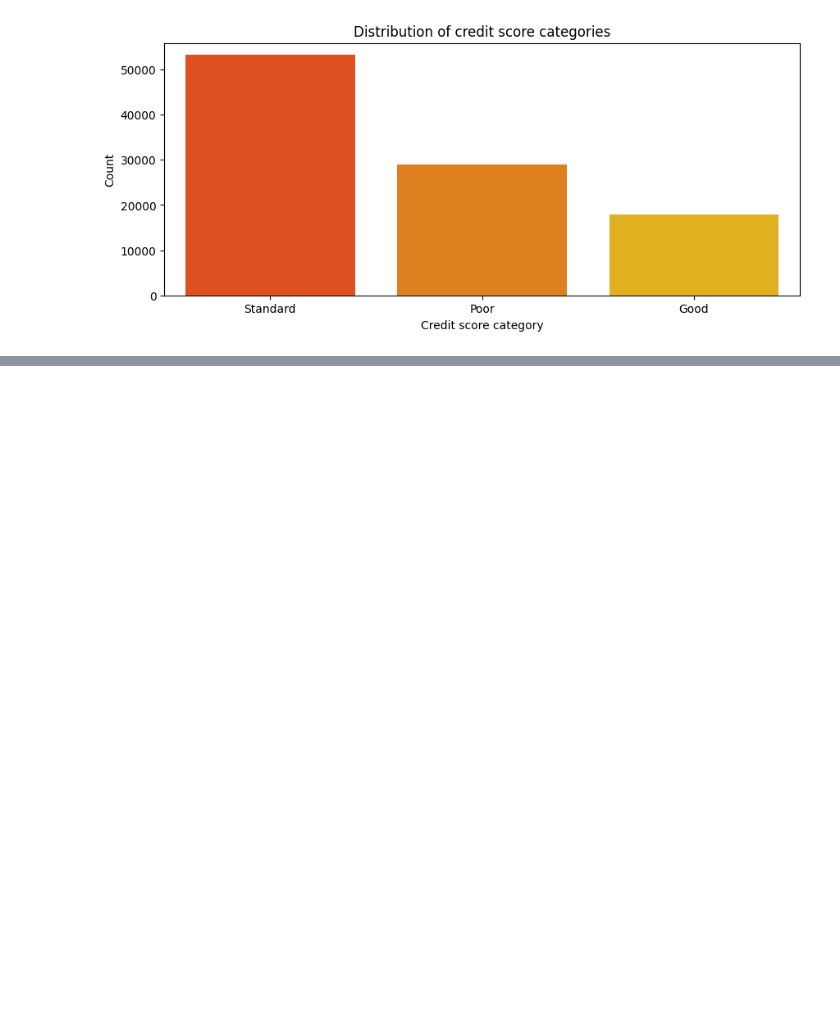
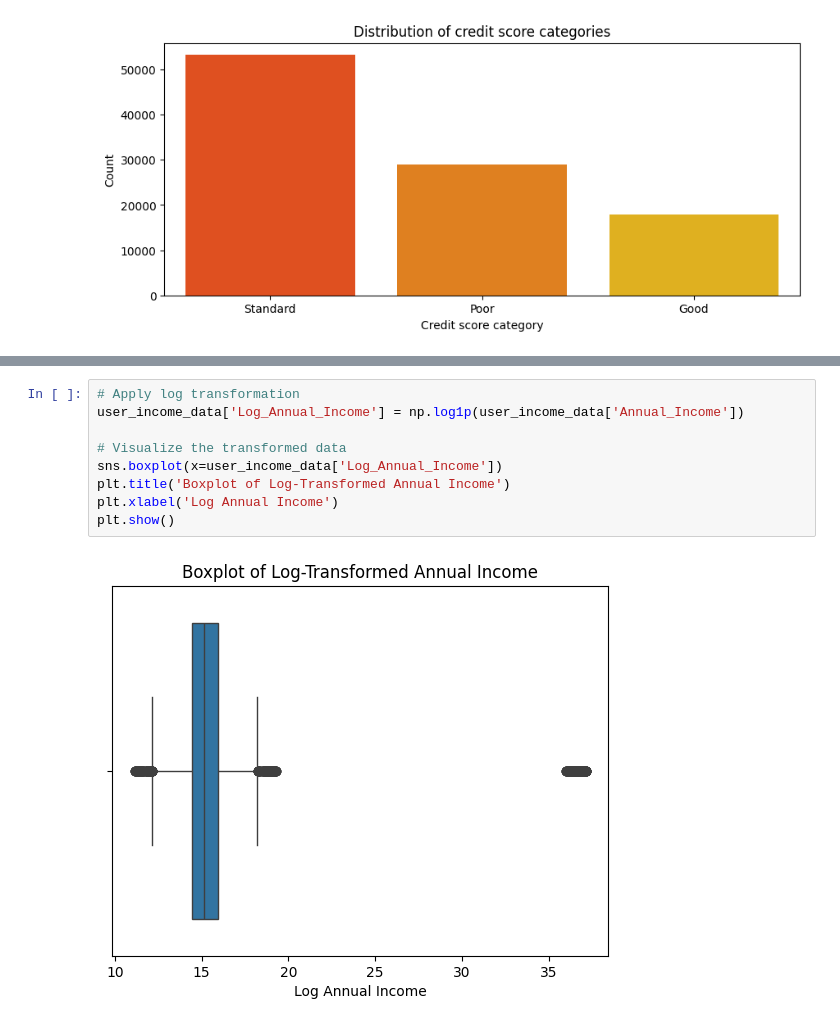
Before and after one commit to Darknight47/Data-Science-Projects-03, a Jupyter notebook: Credit_Scoring_Segmentation.ipynb, the cells around one changed output, grey strips where cells are left out. Cells and saved outputs as stored; diff of their text form; blank space fills up the shorter version.

```diff
--- a/Credit_Scoring_Segmentation.ipynb
+++ b/Credit_Scoring_Segmentation.ipynb
@@ -455,0 +520,11 @@ plt.show()
+# %%
+# Apply log transformation
+user_income_data['Log_Annual_Income'] = np.log1p(user_income_data['Annual_Income'])
+
+# Visualize the transformed data
+sns.boxplot(x=user_income_data['Log_Annual_Income'])
+plt.title('Boxplot of Log-Transformed Annual Income')
+plt.xlabel('Log Annual Income')
+plt.show()
+# %% [output]
+[figure, added]
```
Also changed, not shown: parts of 9 cells of this notebook.
